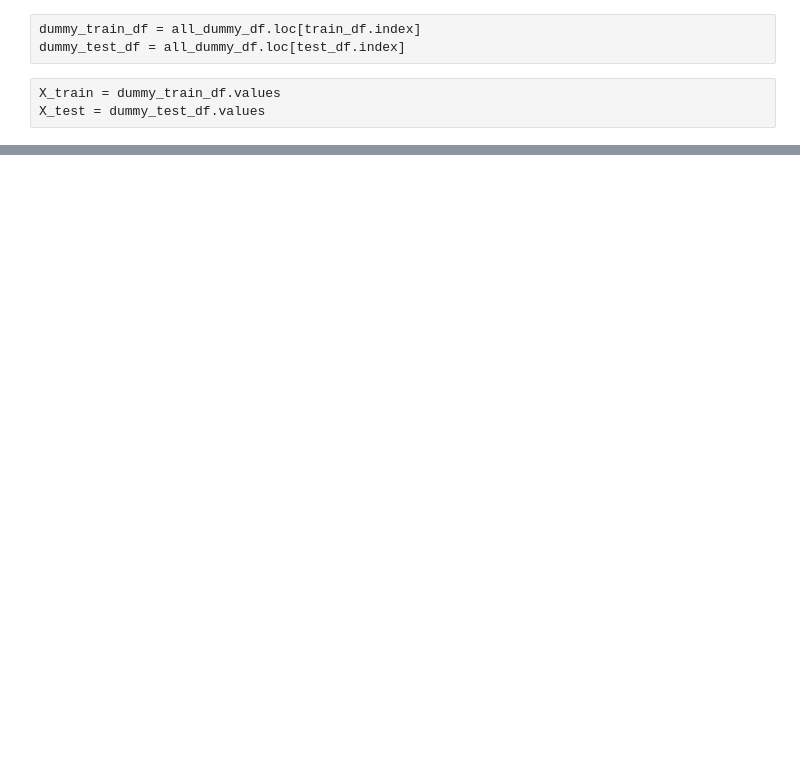
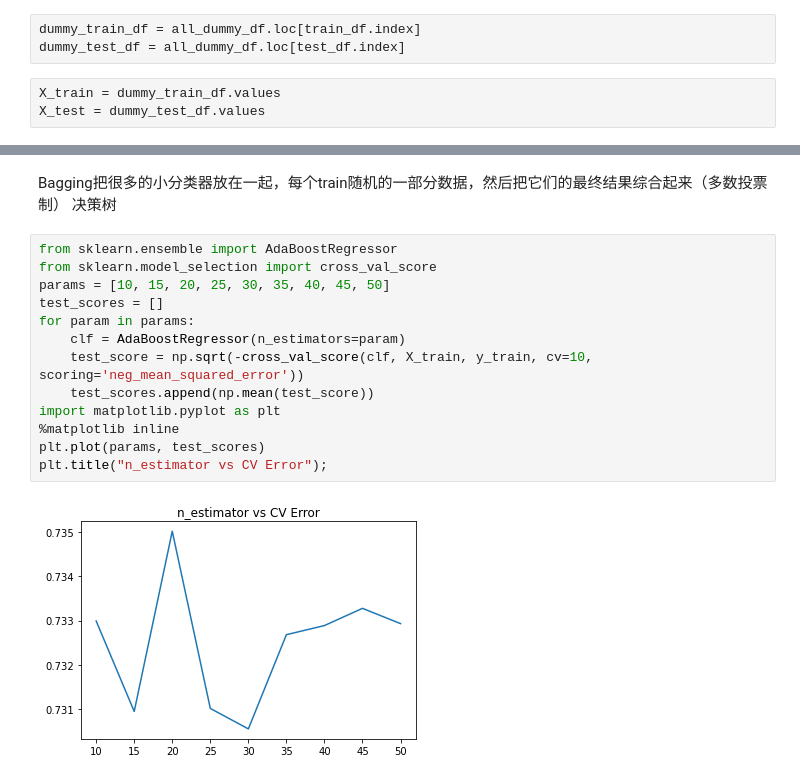
Before and after one commit to safeAMI/Kaggle, a Jupyter notebook: code/New York City Taxi Trip Duration.ipynb, the cells around one changed output, grey strips where cells are left out. Saved outputs shown, nothing was run; the diff lists cells and outputs as text; blank space fills up the shorter version.

```diff
--- a/code/New York City Taxi Trip Duration.ipynb
+++ b/code/New York City Taxi Trip Duration.ipynb
@@ -367,0 +305,18 @@ rf = RandomForestRegressor(n_estimators=500, max_features=.3)
+# %% [markdown]
+Bagging把很多的小分类器放在一起，每个train随机的一部分数据，然后把它们的最终结果综合起来（多数投票制）
+决策树
+# %%
+from sklearn.ensemble import AdaBoostRegressor
+from sklearn.model_selection import cross_val_score
+params = [10, 15, 20, 25, 30, 35, 40, 45, 50]
+test_scores = []
+for param in params:
+    clf = AdaBoostRegressor(n_estimators=param)
+    test_score = np.sqrt(-cross_val_score(clf, X_train, y_train, cv=10, scoring='neg_mean_squared_error'))
+    test_scores.append(np.mean(test_score))
+import matplotlib.pyplot as plt
+%matplotlib inline
+plt.plot(params, test_scores)
+plt.title("n_estimator vs CV Error");
+# %% [output]
+[figure, added]
```
Also changed, not shown: parts of 39 cells of this notebook, 2 other files.
